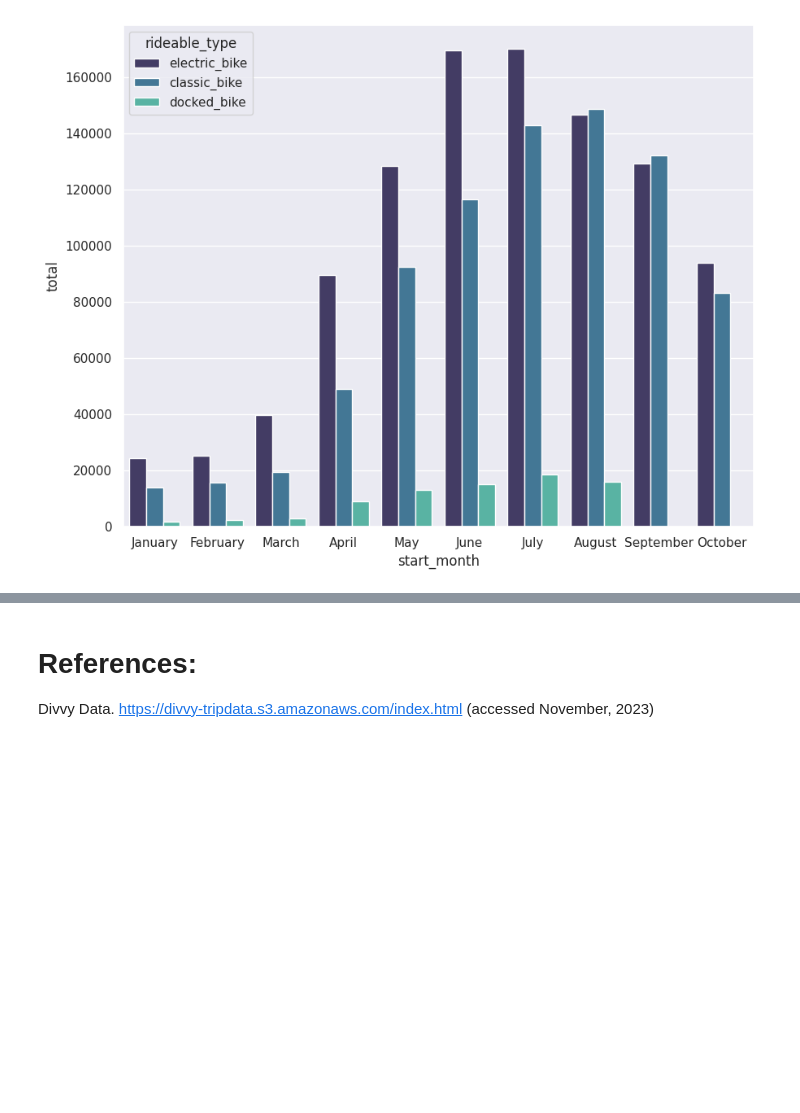
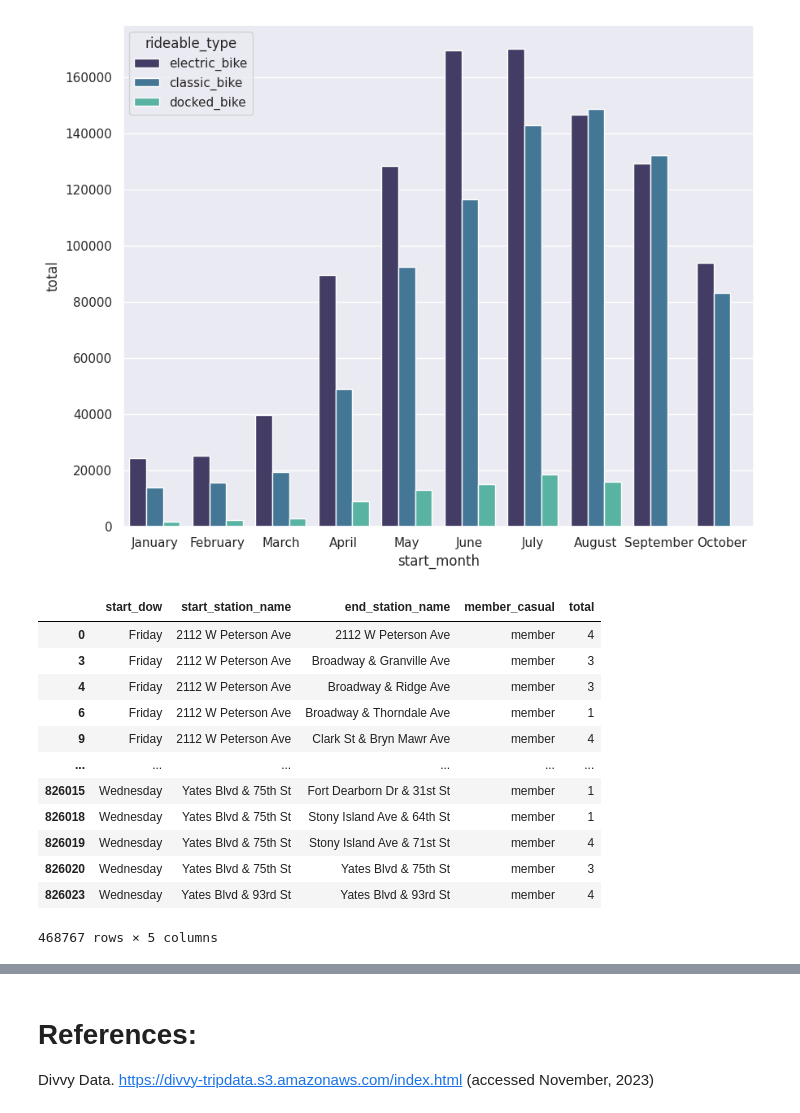
Before and after one commit to BrnPlhz/Divvy, a Jupyter notebook: ex-complete-file.ipynb, the cells around one changed output, grey strips where cells are left out. Saved outputs shown, nothing was run; the diff lists cells and outputs as text; code cells hidden in the pictures; blank space fills up the shorter version.

```diff
--- a/ex-complete-file.ipynb
+++ b/ex-complete-file.ipynb
@@ -367,2 +383,23 @@ sns.move_legend(casual_bike_type_plot,
 # %% [output]
 [figure]
+# %%
+# Creating a dataset with the most used stations by name
+
+station_preference = df.groupby(["start_dow","start_station_name", "end_station_name"])[["member_casual"]].value_counts().reset_index()
+station_preference.columns = ["start_dow","start_station_name","end_station_name", "member_casual", "total"]
+# %%
+station_preference.query("member_casual == 'member'")
+# %% [output]
+|  | start_dow | start_station_name | end_station_name | member_casual | total |
+| 0 | Friday | 2112 W Peterson Ave | 2112 W Peterson Ave | member | 4 |
+| 3 | Friday | 2112 W Peterson Ave | Broadway & Granville Ave | member | 3 |
+| 4 | Friday | 2112 W Peterson Ave | Broadway & Ridge Ave | member | 3 |
+| 6 | Friday | 2112 W Peterson Ave | Broadway & Thorndale Ave | member | 1 |
+| 9 | Friday | 2112 W Peterson Ave | Clark St & Bryn Mawr Ave | member | 4 |
+| ... | ... | ... | ... | ... | ... |
+| 826015 | Wednesday | Yates Blvd & 75th St | Fort Dearborn Dr & 31st St | member | 1 |
+| 826018 | Wednesday | Yates Blvd & 75th St | Stony Island Ave & 64th St | member | 1 |
+| 826019 | Wednesday | Yates Blvd & 75th St | Stony Island Ave & 71st St | member | 4 |
+| 826020 | Wednesday | Yates Blvd & 75th St | Yates Blvd & 75th St | member | 3 |
+| 826023 | Wednesday | Yates Blvd & 93rd St | Yates Blvd & 93rd St | member | 4 |
+468767 rows × 5 columns
```
Also changed, not shown: parts of 11 cells of this notebook.
